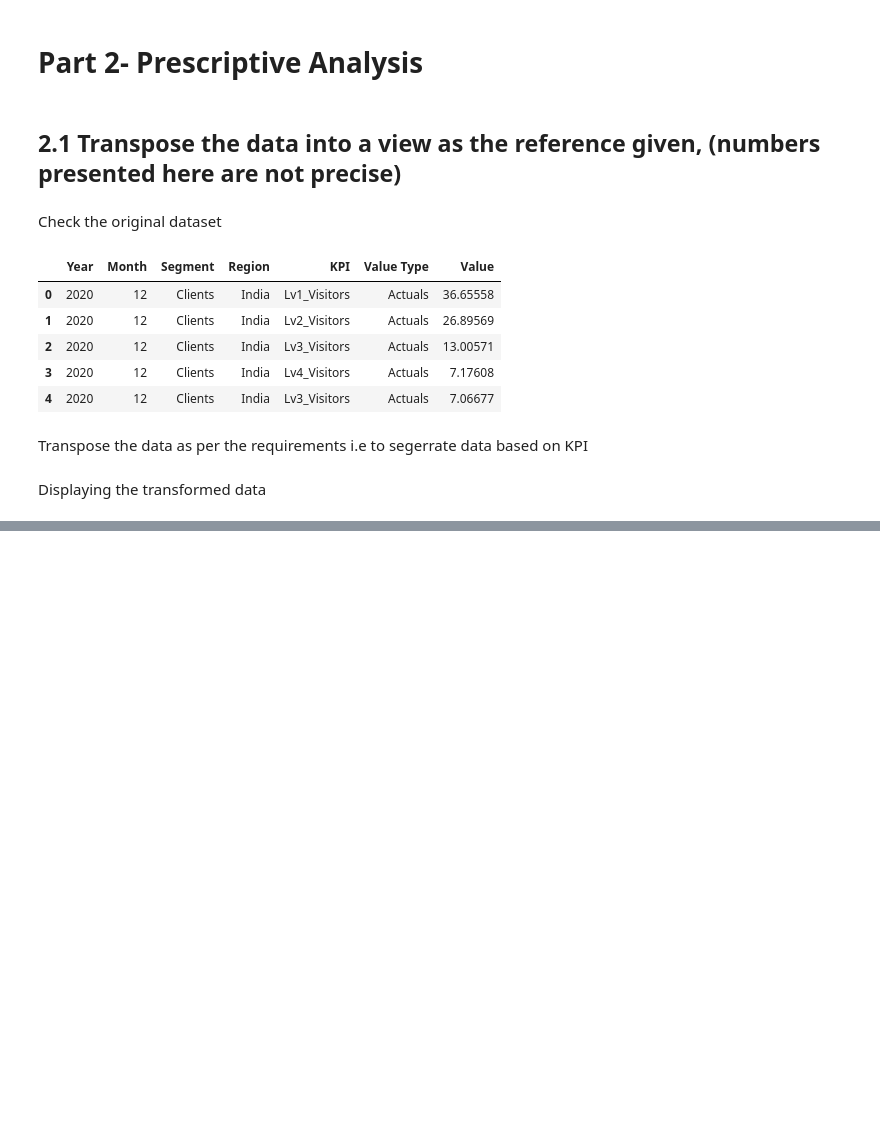
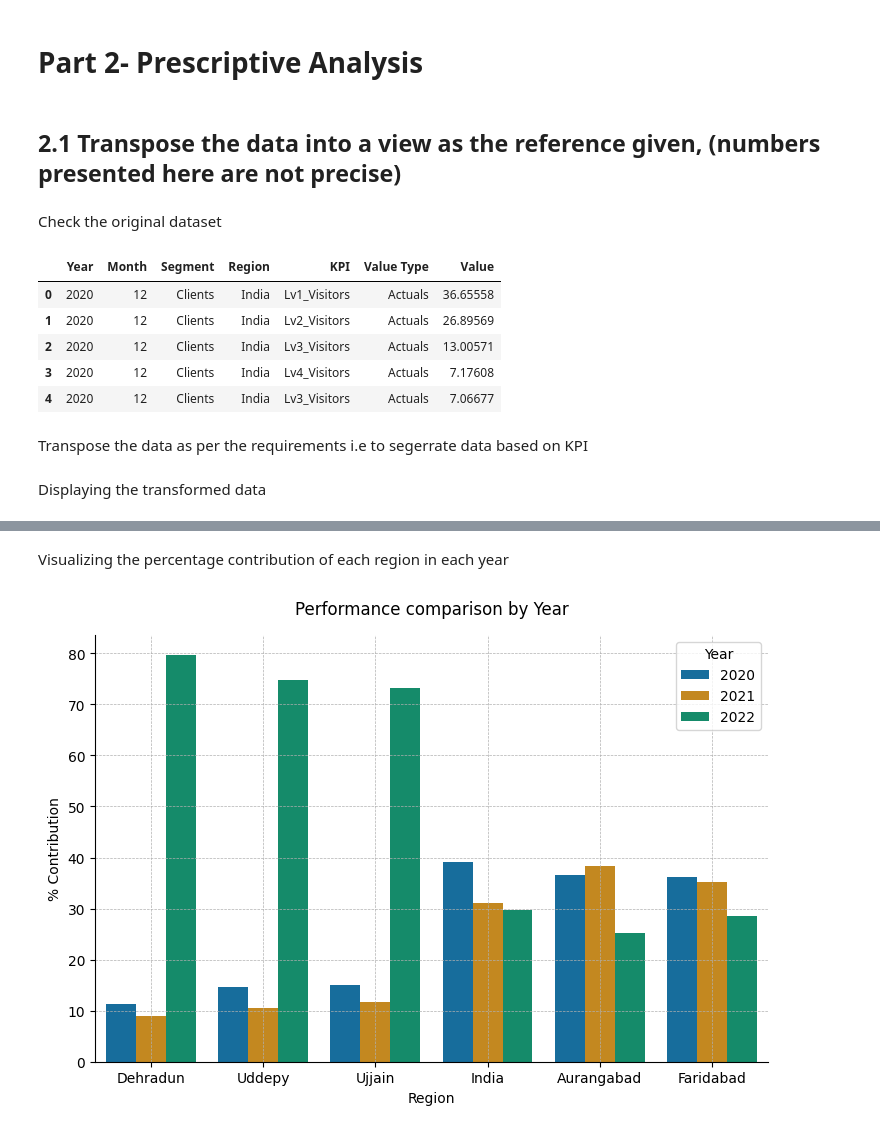
Before and after one commit to pratiksrm99/DataAnalysis, a Jupyter notebook: Website_Visitors_Data_Analysis.ipynb, the cells around one changed output, grey strips where cells are left out. Drawn from its saved outputs; the diff is of its cells as text; code cells hidden in the pictures; blank space fills up the shorter version.

```diff
--- a/Website_Visitors_Data_Analysis.ipynb
+++ b/Website_Visitors_Data_Analysis.ipynb
@@ -557,0 +562,6 @@ Insights:
+# %%
+# Creating the dataset of relevent data from the original dataset
+df_region_compare = df.drop(columns=["Month","Segment","Value Type"])
+
+# Display the data
+df_region_compare.head()
@@ -557,0 +577,2 @@ Insights:
+# %%
+df_region_compare = df_region_compare[df_region_compare["Region"] != "Indore"]
@@ -557,0 +581,9 @@ Insights:
+# %%
+# Grouping the the data based on region and year
+df_region_compare = df_region_compare.drop(columns=["KPI"]).groupby(by=["Region","Year"]).sum()
+
+# Calculation the contribution percentage of all the regions with respect to each year
+df_region_compare["% Contribution"] = 100*df_region_compare["Value"]/df_region_compare.groupby(by=["Region"])["Value"].transform('sum')
+
+# Displaying the data
+df_region_compare
@@ -557,0 +609,17 @@ Insights:
+# %% [markdown]
+Visualizing the percentage contribution of each region in each year
+# %%
+# Sorting values for beautification of visualization
+df_region_compare.sort_values(by="% Contribution", ascending=False, inplace=True)
+
+# Plotting the comparison graph
+plot = sns.catplot(data=df_region_compare.reset_index(),
+                   x="Region", y="% Contribution", hue="Year",
+                   kind="bar", palette="colorblind",
+                   aspect=1.5, legend_out=False)
+
+plt.title("Performance comparison by Year", pad=15)
+plt.grid(True, linewidth=0.5, linestyle="--")
+plot.fig.show()
+# %% [output]
+[figure, added]
```
Also changed, not shown: parts of 11 cells of this notebook.
